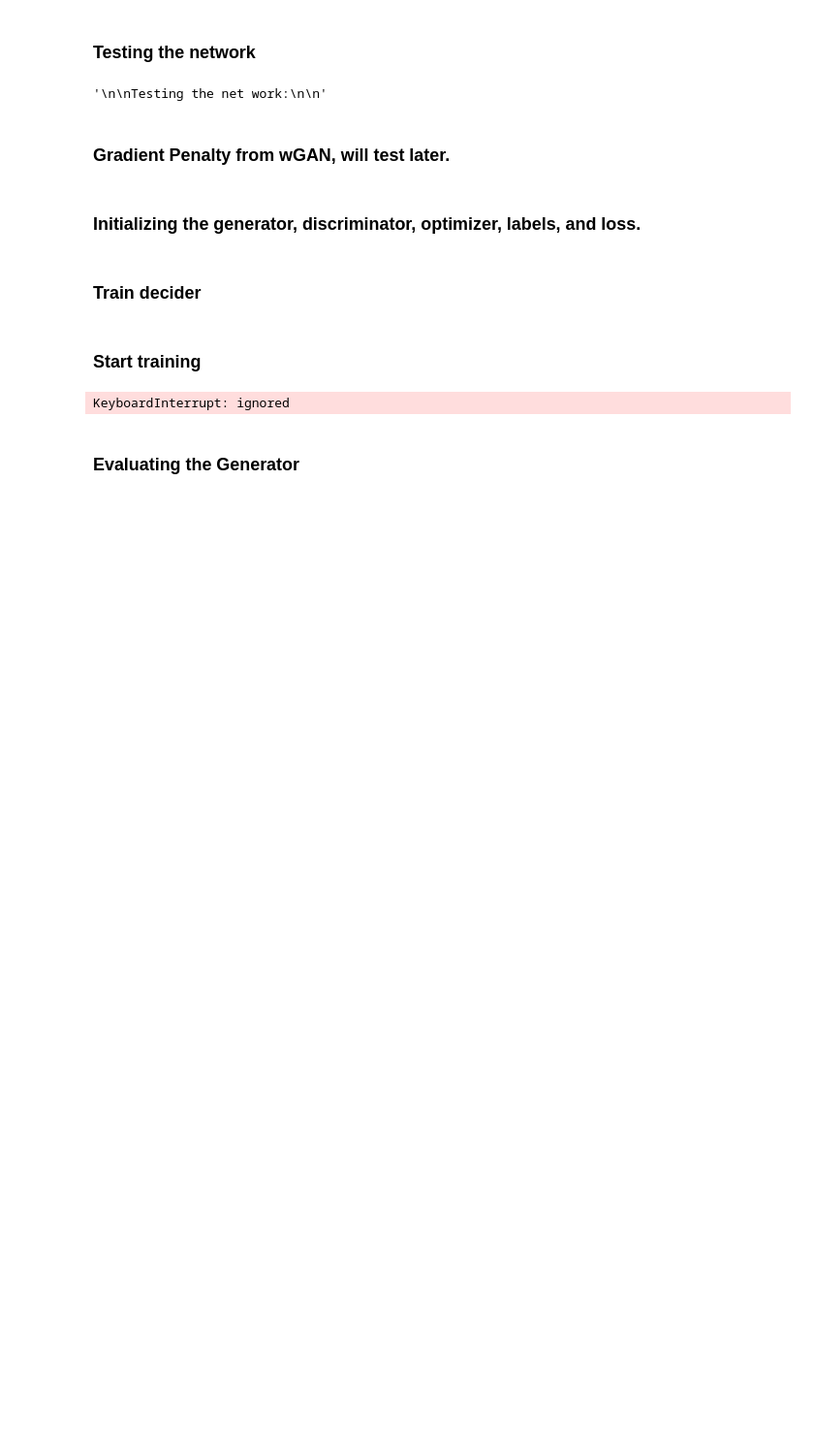
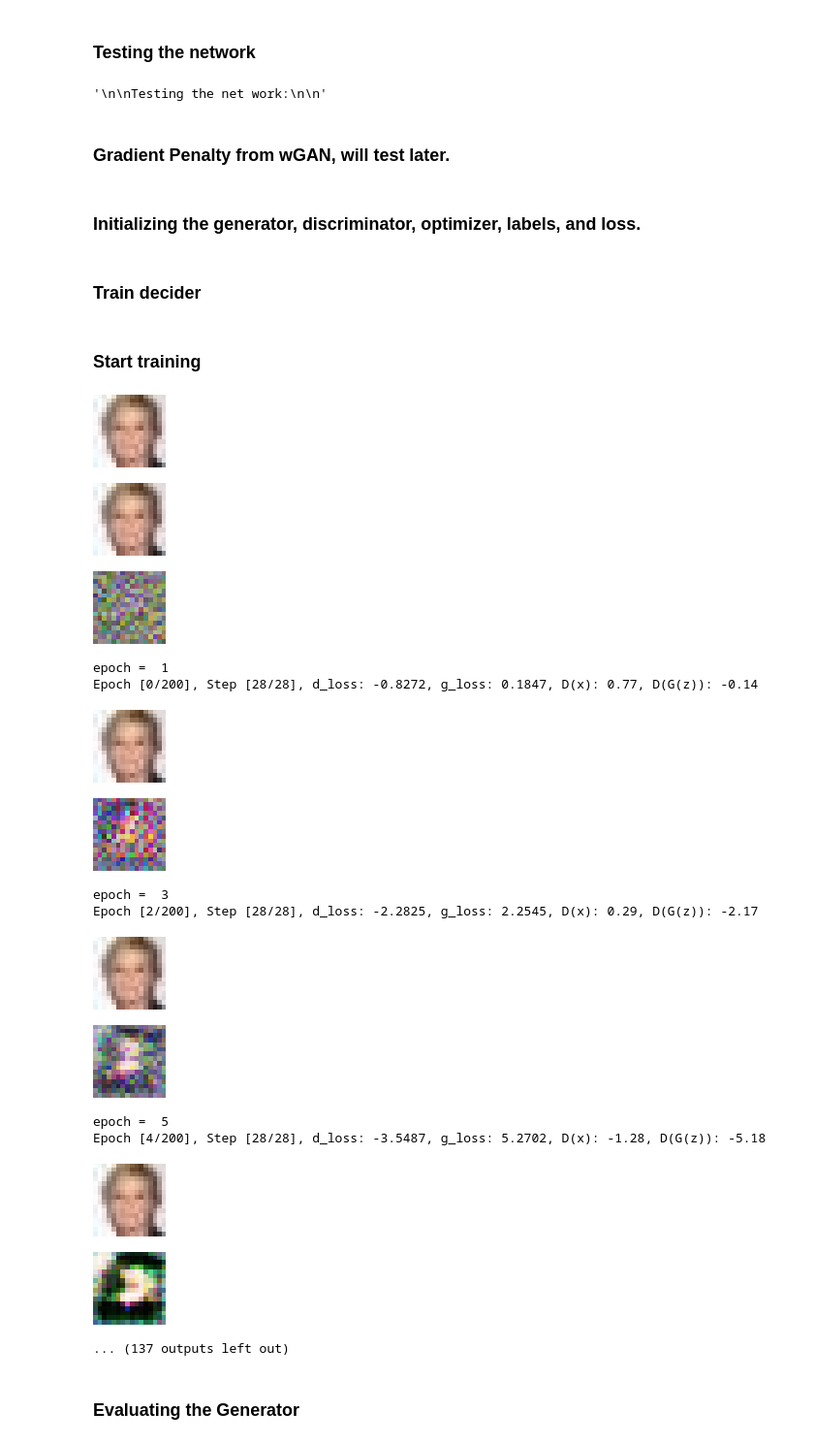
Before and after one commit to Stanfording/small_GAN_testing, a Jupyter notebook: 64_cele_small_try.ipynb, the cells around one changed output. Shown at 97% size. Cells and saved outputs as stored; diff of their text form; code cells hidden in the pictures; blank space fills up the shorter version.

Commit message:
Trying ConvTranspose2D

```diff
--- a/64_cele_small_try.ipynb
+++ b/64_cele_small_try.ipynb
@@ -209,14 +209,13 @@ class G(nn.Module):
             nn.Linear(500, 128 * resolution * resolution))
 
         self.model = nn.Sequential(
-            nn.Conv2d(128, 64, (3, 3), padding = "same"),
+            nn.ConvTranspose2d(128, 64, (3, 3), padding = "same"),
             nn.LeakyReLU(0.2),
             nn.BatchNorm2d(64),
-            nn.Conv2d(64, 32, (3, 3), padding = "same"),
+            nn.ConvTranspose2d(64, 32, (3, 3), padding = "same"),
             nn.LeakyReLU(0.2),
-            nn.Dropout2d(),
             nn.BatchNorm2d(32),
-            nn.Conv2d(32, 3, (3, 3), padding = "same"),
+            nn.ConvTranspose2d(32, 3, (3, 3), padding = "same"),
             nn.Sigmoid()
         )
 
@@ -398,35 +397,50 @@ for i in range(iteration):
 
           g_fake_loss = -t.mean(fake_score)
 
           discriminator.zero_grad()
           generator.zero_grad()
           g_fake_loss.backward()
           G_optimizer.step()
 
 
 
         mse = "Epoch: " + batchNum
 
         p.set_description(mse)
 
         p.set_postfix(G_loss = g_fake_loss.item(), D_total_loss = total_loss.item(), real_score = real_score.mean().item(), fake_score = fake_score.mean().item())
 
     if i == 0:
         showOneImge(real[0], 99999, True)
 
     if i % 2 == 0:
 
       showOneImge(real[0], 99999, False)
       showOneImge(fake[0], i, False)
       print("epoch = ", i + 1)
       print('Epoch [{}/{}], Step [{}/{}], d_loss: {:.4f}, g_loss: {:.4f}, D(x): {:.2f}, D(G(z)): {:.2f}'.format(i, iteration, j+1, total_data_len // batch_size + 1, total_loss.item(), g_fake_loss.item(), real_score.mean().item(), fake_score.mean().item()))
-      generator.train()
+
 
     if i % 50 == 0:
       t.save(generator.state_dict(), f'{log_folder}/checkpoint/{str(i + 1).zfill(6)}_g.model')
       t.save(discriminator.state_dict(), f'{log_folder}/checkpoint/{str(i + 1).zfill(6)}_d.model')
 # %% [output]
+[figure, added]
+[figure, added]
+[figure, added]
-KeyboardInterrupt: ignored
+epoch =  1
+Epoch [0/200], Step [28/28], d_loss: -0.8272, g_loss: 0.1847, D(x): 0.77, D(G(z)): -0.14
+[figure, added]
+[figure, added]
+epoch =  3
+Epoch [2/200], Step [28/28], d_loss: -2.2825, g_loss: 2.2545, D(x): 0.29, D(G(z)): -2.17
+[figure, added]
+[figure, added]
+epoch =  5
+Epoch [4/200], Step [28/28], d_loss: -3.5487, g_loss: 5.2702, D(x): -1.28, D(G(z)): -5.18
+[figure, added]
+[figure, added]
+... (137 outputs left out)
 # %% [markdown]
 ### Evaluating the Generator
 # %%
```
Also changed, not shown: parts of 3 cells of this notebook.
